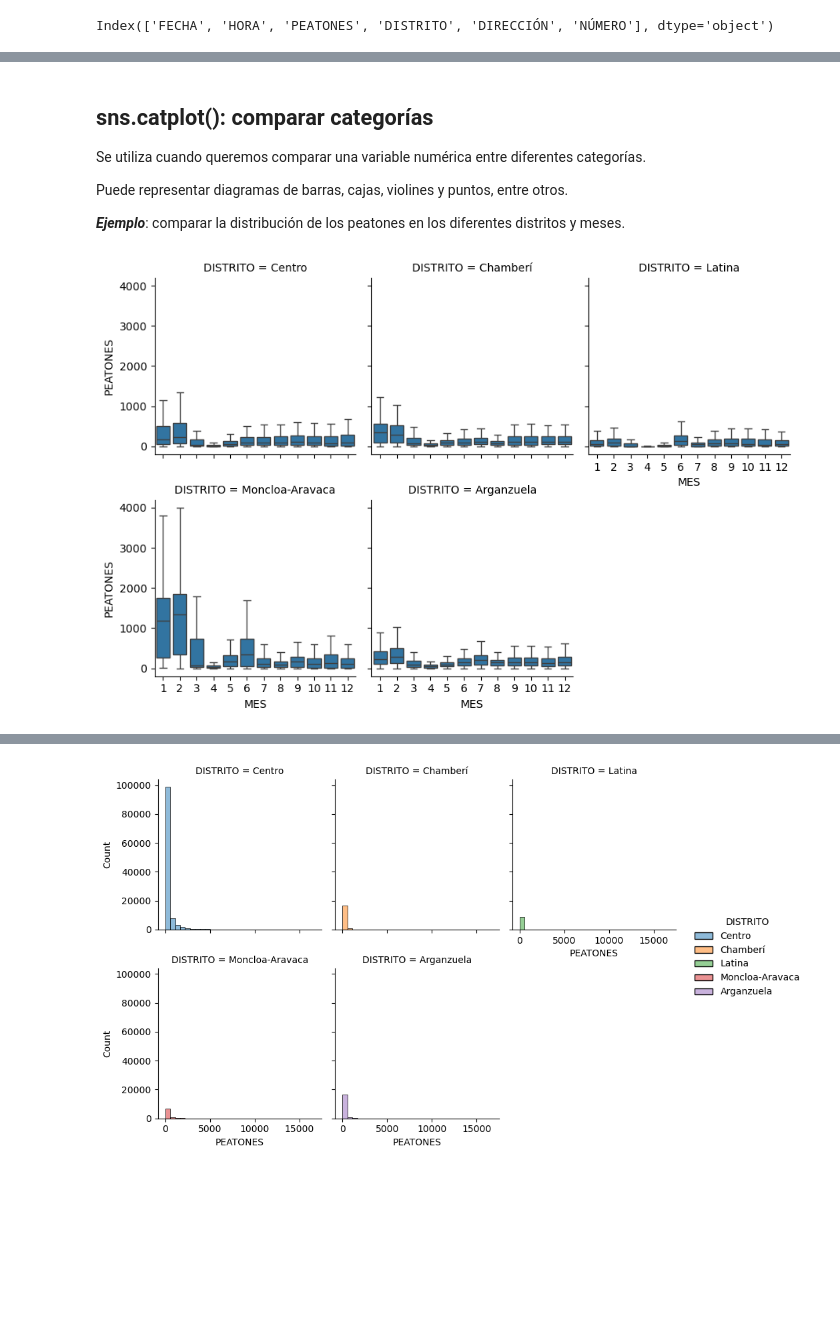
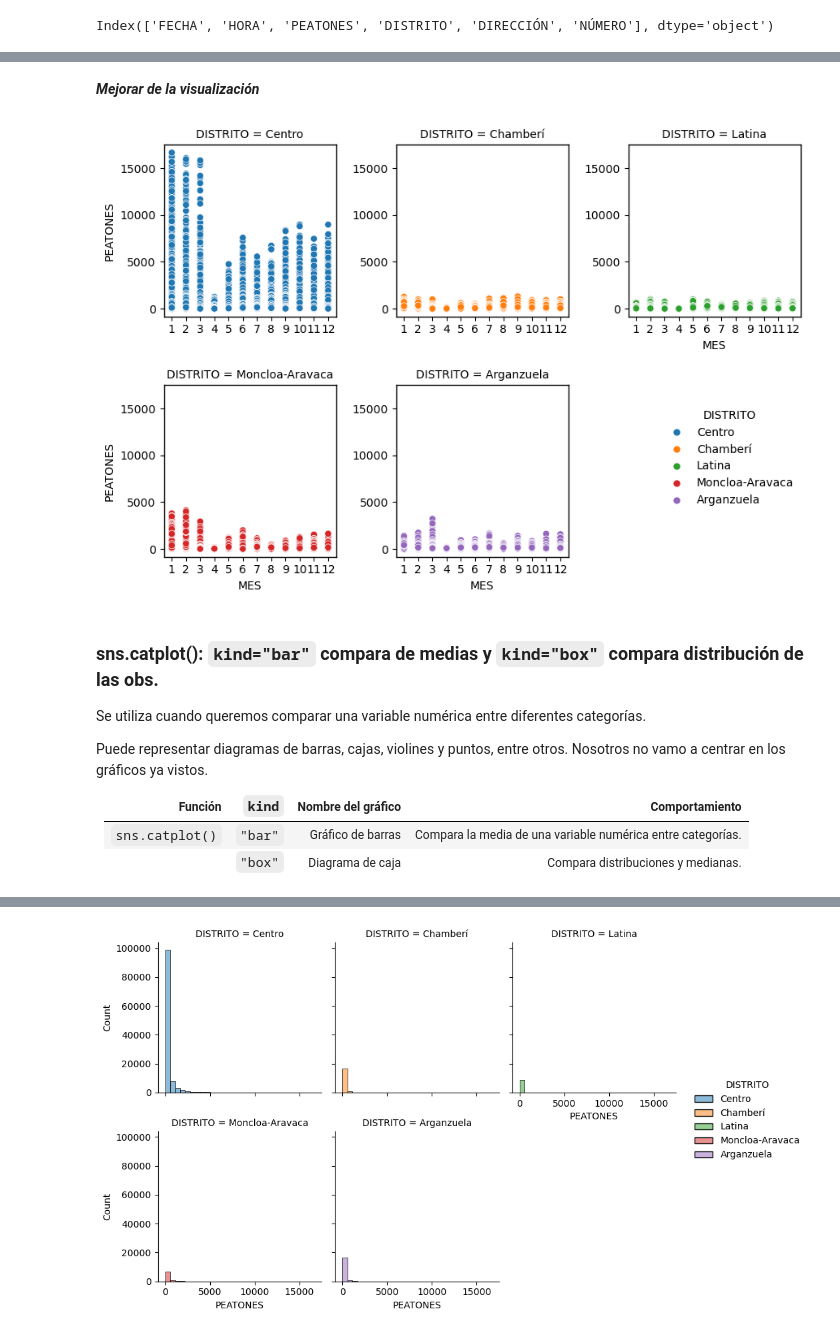
Before and after one commit to soesteve/Programming-in-Data-Science, a Jupyter notebook: 8_Visualización_Seaborn.ipynb, the cells around one changed output, grey strips where cells are left out. Drawn from its saved outputs; the diff is of its cells as text; code cells hidden in the pictures; blank space fills up the shorter version.

```diff
--- a/8_Visualización_Seaborn.ipynb
+++ b/8_Visualización_Seaborn.ipynb
@@ -210,24 +208,64 @@ plt.show()
+# %% [markdown]
+***Mejorar de la visualización***
+# %%
+import seaborn as sns
+
+# Hacemos una columna nueva con el mes de cada observación
+df_1["MES"] = df_1["FECHA"].dt.month
+
+g = sns.relplot(         # g es el objeto FacetGrid
+    data = df_1,
+    x = "MES",
+    y = "PEATONES",
+    col = "DISTRITO",    # Crea un panel por distrito
+    col_wrap = 3,        # Coloca 3 gráficos por fila
+    marker = "o",
+    height = 3,          # Altura de cada panel
+    #errorbar = None,     # intervalos de incertidumbre.
+    hue = "DISTRITO"     # representa cada distrito con un color diferente.
+)
+
+g.figure.subplots_adjust(wspace=0.35, hspace=0.4)  # Control del espacio horizontal-vertical entre gráficas
+
+# Mostrar los meses del 1 al 12 en todos los paneles
+for ax in g.axes.flat:         # g es el sns anterior
+    # Mostrar los meses en todos los paneles
+    ax.set_xticks(range(1, 13))
+    ax.tick_params(axis="x", labelbottom=True)   # muestra las etiquetas del eje x
+
+    # Mostrar las etiquetas del eje Y
+    ax.tick_params(axis="y", labelleft=True)
+
+    # Dibujar un recuadro alrededor de cada gráfico
+    for spine in ax.spines.values():
+        spine.set_visible(True)
+        spine.set_linewidth(1)
+        spine.set_color("black")
+
+# Mover la leyenda a la esquina inferior derecha
+sns.move_legend(
+    g,
+    "center",                        # Sitúa el centro de la leyenda en la posición indicada
+    bbox_to_anchor=(0.75, 0.30),     # 0 (izquierda) a 1 (derecha). 0 (abajo) a 1 (arriba)
+    title="DISTRITO"
+)
+
+plt.show()
+# %% [output]
+[figure, added]
 # %% [markdown]
-## sns.catplot(): comparar categorías
+### sns.catplot(): `kind="bar"` compara de medias y `kind="box"` compara distribución de las obs.
 
 Se utiliza cuando queremos comparar una variable numérica entre diferentes categorías.
 
-Puede representar diagramas de barras, cajas, violines y puntos, entre otros.
+Puede representar diagramas de barras, cajas, violines y puntos, entre otros. Nosotros no vamo a centrar en los gráficos ya vistos.
 
-***Ejemplo***: comparar la distribución de los peatones en los diferentes distritos y meses.
+
+| Función | `kind` | Nombre del gráfico | Comportamiento |
+|---|---|---|---|
+| `sns.catplot()` | `"bar"` | Gráfico de barras | Compara la media de una variable numérica entre categorías. |
+| | `"box"` | Diagrama de caja | Compara distribuciones y medianas. |
+
+
+</br>
-# %%
-sns.catplot(
-    data = df_1,
-    x = "MES",
-    y = "PEATONES",
-    col = "DISTRITO",
-    col_wrap = 3,
-    kind = "box",
-    showfliers = False,
-    height = 3
-)
-
-plt.show()
-# %% [output]
-[figure]
 # %% [markdown]
```
Also changed, not shown: parts of 18 cells of this notebook, 10 other files.
